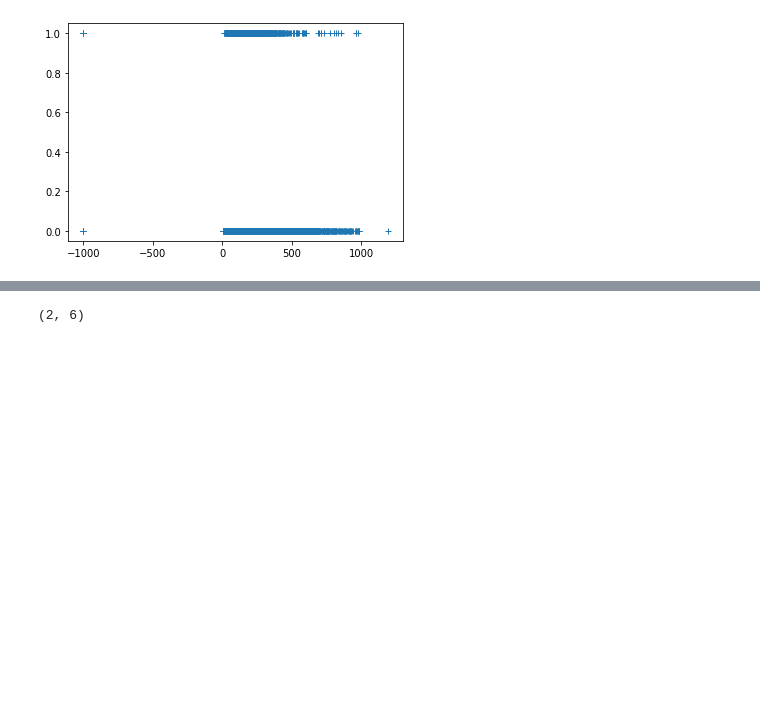
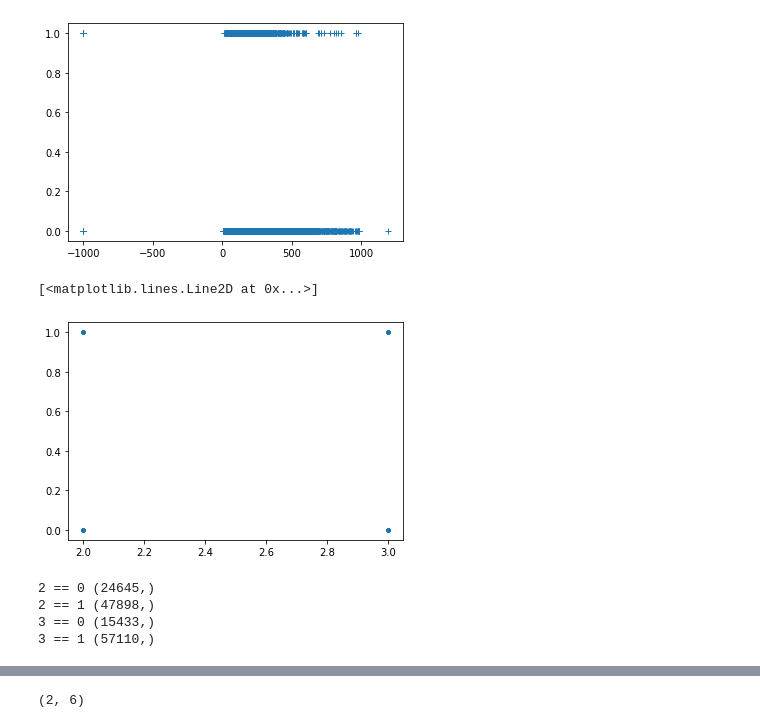
Before and after one commit to CS-433/ml-project-1-no_cs_members, a Jupyter notebook: run_correlation.ipynb, the cells around one changed output, grey strips where cells are left out. Drawn from its saved outputs; the diff is of its cells as text; code cells hidden in the pictures; blank space fills up the shorter version.

```diff
--- a/run_correlation.ipynb
+++ b/run_correlation.ipynb
@@ -93,0 +65,19 @@ y_new = np.reshape(y_new,[len(y_new),1])
+# %%
+pri_jet_numb = tx_rem[:,22]
+plt.plot(pri_jet_numb,y_new,'.')
+# %% [output]
+[<matplotlib.lines.Line2D at 0x...>]
+[figure, added]
+# %%
+temp = np.logical_and(y_new.T == 0, pri_jet_numb==2)
+print('2 == 0',np.shape(temp[temp==True]))
+print('2 == 1',np.shape(temp[temp==False]))
+
+temp = np.logical_and(y_new.T == 0, pri_jet_numb==3)
+print('3 == 0',np.shape(temp[temp==True]))
+print('3 == 1',np.shape(temp[temp==False]))
+# %% [output]
+2 == 0 (24645,)
+2 == 1 (47898,)
+3 == 0 (15433,)
+3 == 1 (57110,)
```
Also changed, not shown: parts of 14 cells of this notebook, 6 other files.
